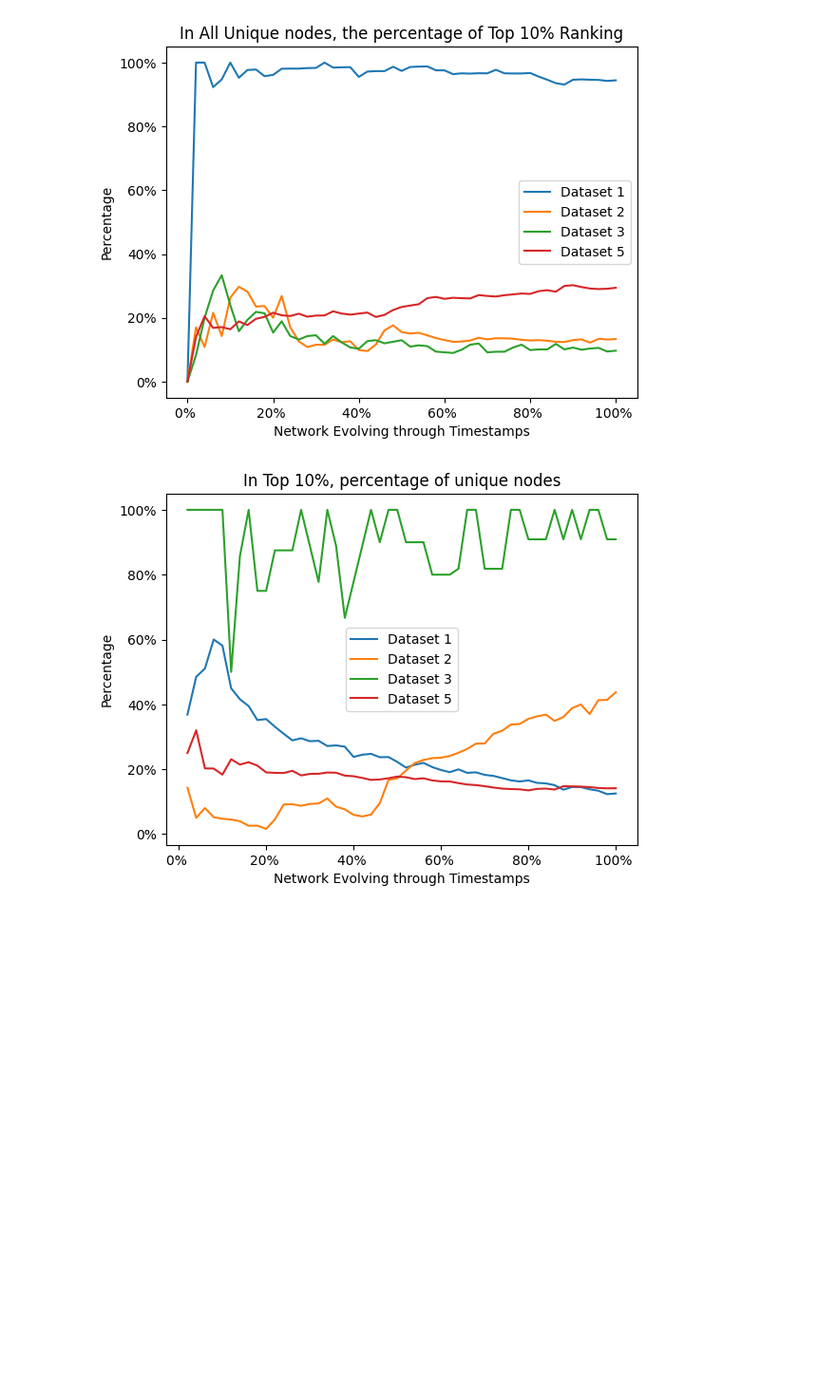
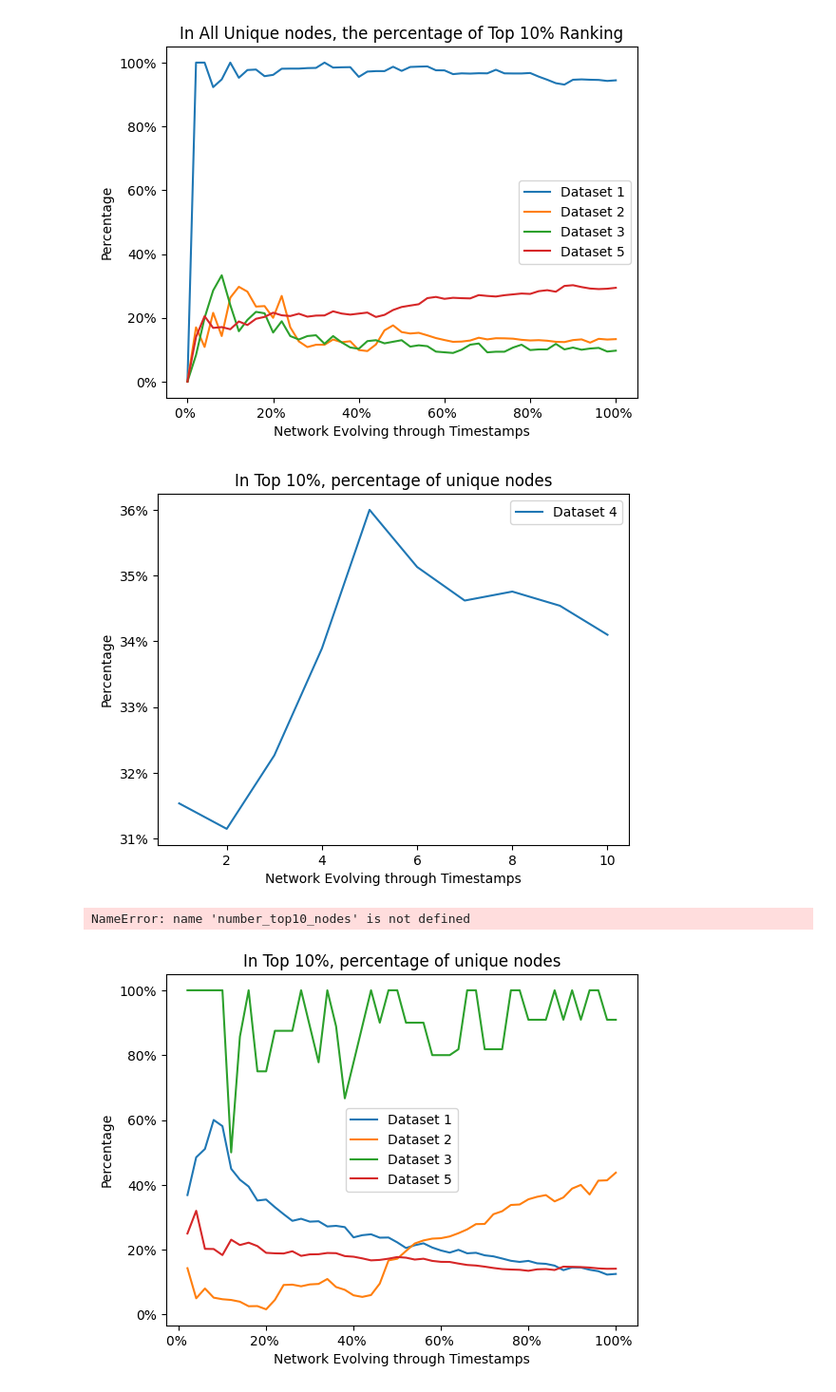
Before and after one commit to JaviAnton/tempo-network-anonymity, a Jupyter notebook: toydata.ipynb, the cells around one changed output. Shown at 95% size. Cells and saved outputs as stored; diff of their text form; code cells hidden in the pictures; blank space fills up the shorter version.

```diff
--- a/toydata.ipynb
+++ b/toydata.ipynb
@@ -886,11 +912,39 @@ for i in range(len(edge_list_collection)):
         snapshot.add_edges_from(sub_edge)
         n = snapshot.number_of_nodes()
         number_top10_nodes[i].append(int(0.1*n))
+# %%
+temp4 = []
+G = nx.DiGraph()
+G.add_edges_from(edge_list4)
+M = G.number_of_edges()
+
+for j in range(1, int(0.5*M), int(0.05*M)):
+    sub_edge = edge_list4[:j]
+    snapshot = nx.DiGraph()
+    snapshot.add_edges_from(sub_edge)
+    n = snapshot.number_of_nodes()
+    temp4.append(int(0.1*n))
+
+results4 = [b / a if b != 0 else None for a, b in zip(temp4, dataset4['Top'].tolist())]
+plt.plot(results4, label='Dataset 4')
+
+plt.title('In Top 10%, percentage of unique nodes')
+plt.xlabel('Network Evolving through Timestamps')
+#plt.xticks(range(0, 10, 10), [f'{i}% ' for i in range(0, 101, 100)])
+plt.gca().set_yticklabels(['{:.0f}%'.format(x*100) for x in plt.gca().get_yticks()])
+plt.ylabel('Percentage')
+plt.legend()
+plt.show()
+# %% [output]
+[figure, added]
 # %%
 results0 = [b / a if b != 0 else None for a, b in zip(number_top10_nodes[0], dataset1['Top'].tolist())]
 results1 = [b / a if b != 0 else None for a, b in zip(number_top10_nodes[1], dataset2['Top'].tolist())]
 results2 = [b / a if b != 0 else None for a, b in zip(number_top10_nodes[2], dataset3['Top'].tolist())]
 results3 = [b / a if b != 0 else None for a, b in zip(number_top10_nodes[3], dataset5['Top'].tolist())]
+results4 = [b / a if b != 0 else None for a, b in zip(temp4, dataset4['Top'].tolist())]
+# %% [output]
+NameError: name 'number_top10_nodes' is not defined
 # %%
 plt.plot(results0, label='Dataset 1')
 plt.plot(results1, label='Dataset 2')
```
Also changed, not shown: parts of 14 cells of this notebook.
